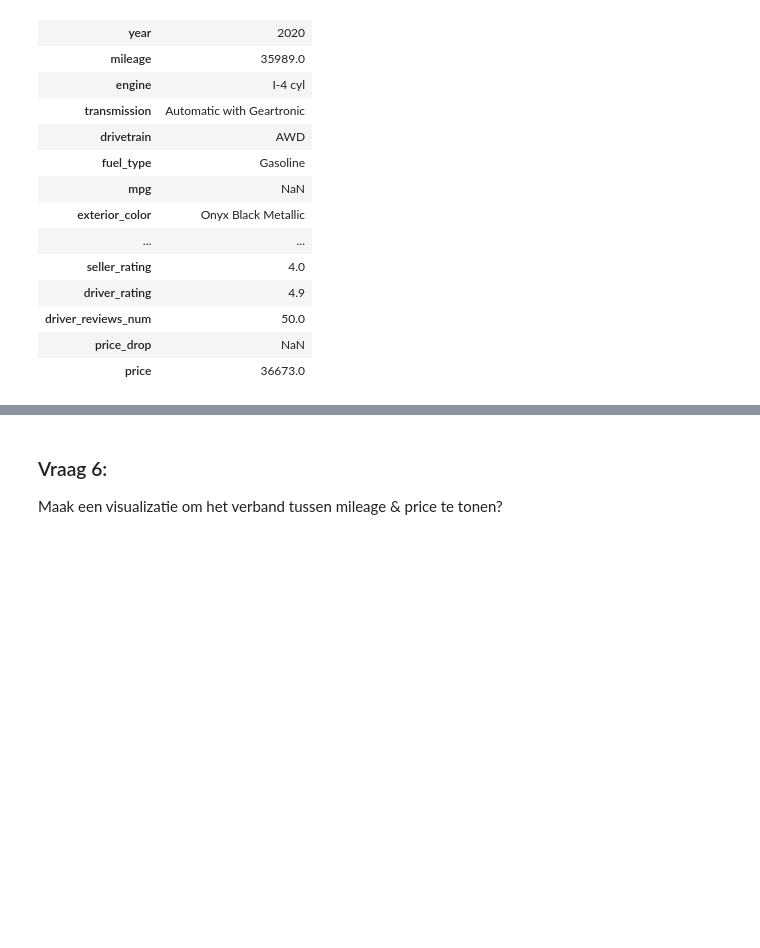
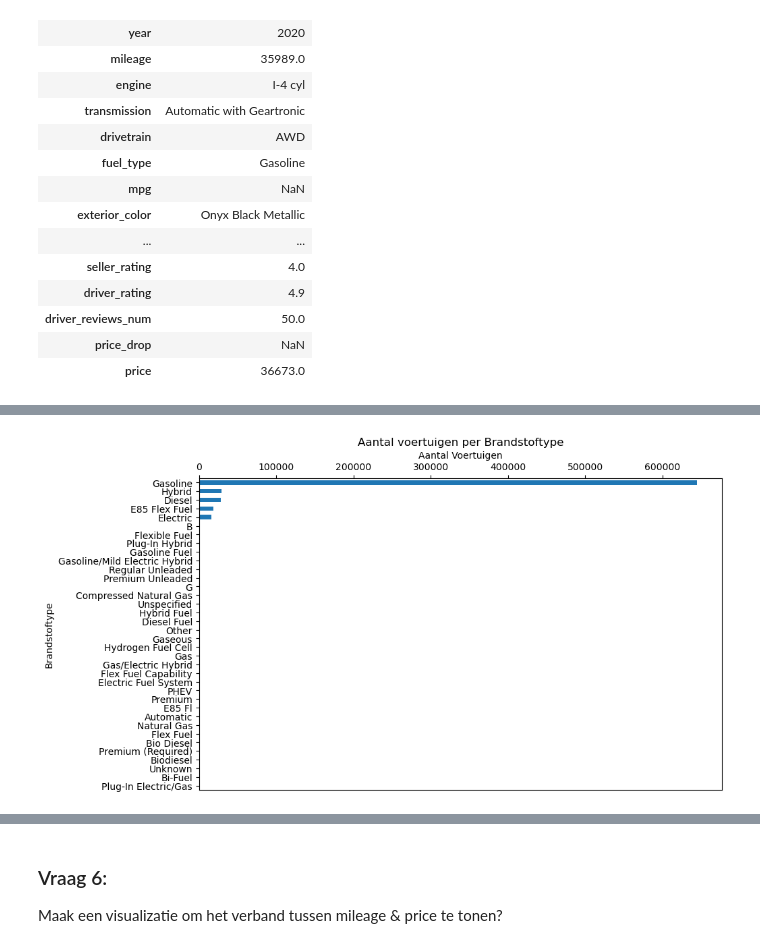
Before and after one commit to craftyraf/project-productie-proces, a Jupyter notebook: notebooks/autoproductie.ipynb, the cells around one changed output, grey strips where cells are left out. Drawn from its saved outputs; the diff is of its cells as text; code cells hidden in the pictures; blank space fills up the shorter version.

```diff
--- a/notebooks/autoproductie.ipynb
+++ b/notebooks/autoproductie.ipynb
@@ -98,3 +137,22 @@ Ik wil nu de verschillende fuel types vergelijken hoeveel deze kosten. Hiervoor
+# %%
+# Aantal voertuigen per fuel_type, gesorteerd van hoog naar laag
+fuel_type_counts = df_cars['fuel_type'].value_counts(ascending=True)
+
+# Maak een horizontale barchart voor fuel_type
+plt.figure(figsize=(10, 6))  # Stel de grootte van de figuur in
+fuel_type_counts.plot(kind='barh')  # Gebruik 'barh' voor horizontale barchart
+plt.title('Aantal voertuigen per Brandstoftype')  # Titel van de plot
+plt.xlabel('Aantal Voertuigen')  # Label voor de x-as
+plt.ylabel('Brandstoftype')  # Label voor de y-as
+
+# Verplaats de x-as naar de bovenkant van de grafiek
+ax = plt.gca()  # Get current axis
+ax.xaxis.tick_top()
+ax.xaxis.set_label_position('top')  # Verplaats het label van de x-as naar de bovenkant
+
+plt.show()
+# %% [output]
+[figure, added]
 # %% [markdown]
 ### Vraag 5:
 Gegeven volgende boxplots van de prijs van elektrische & benzine wagens, zijn volgende uitspraken waar/onwaar/niet te besluiten & leg uit:
```
Also changed, not shown: parts of 12 cells of this notebook.
